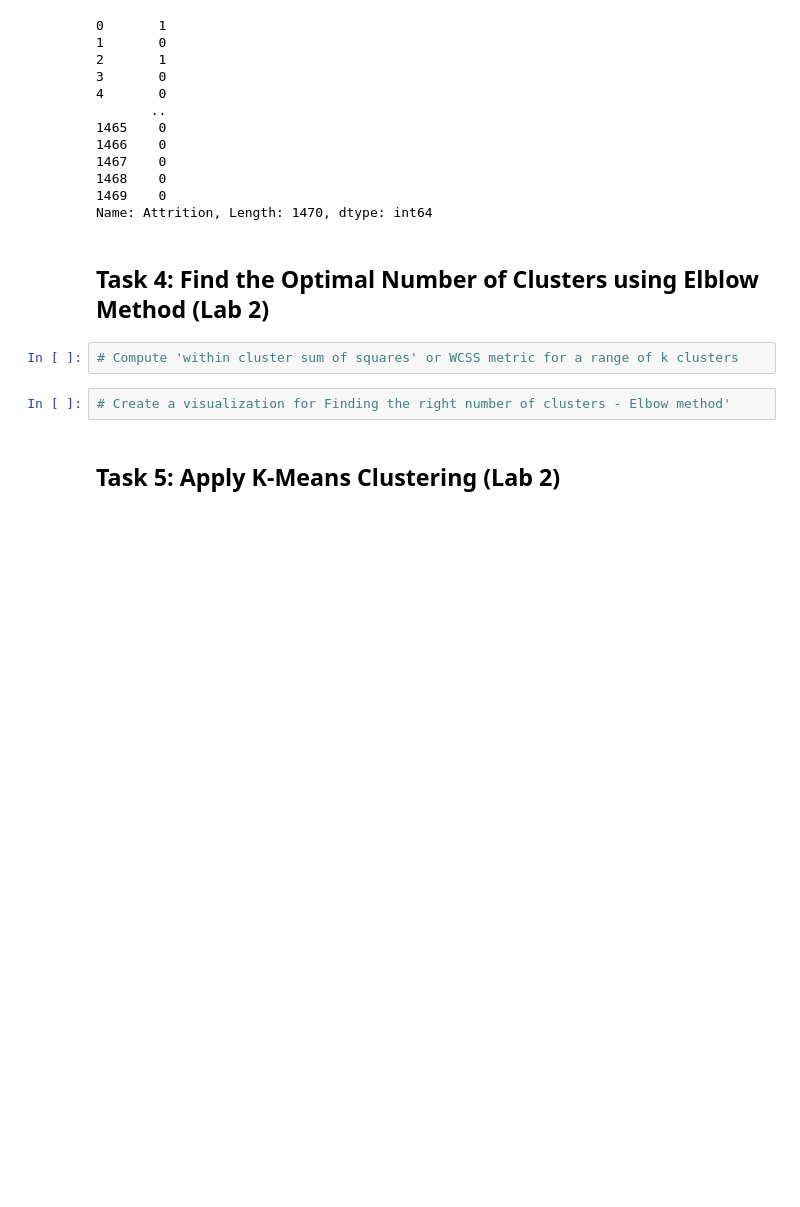
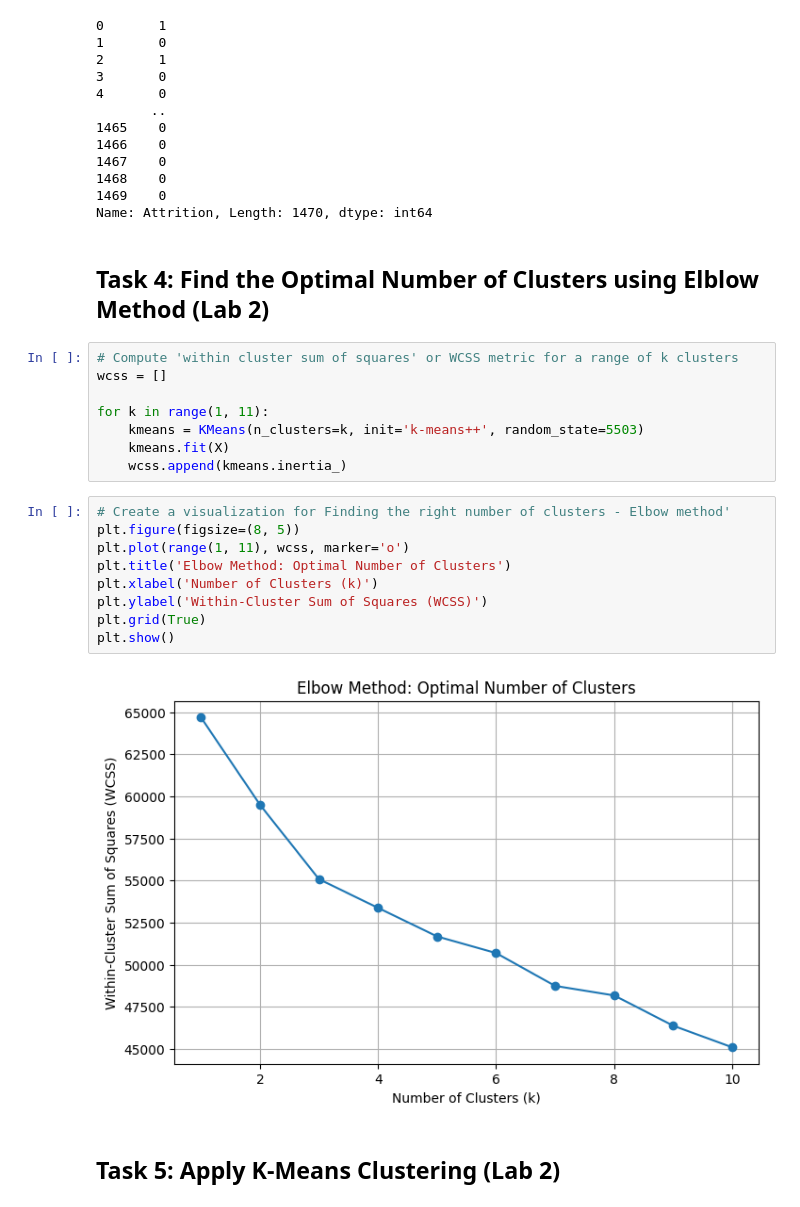
Before and after one commit to daniel-mehta/AI-for-Bus.-Decision-Making, a Jupyter notebook: Lab 2 & 3/Labs2_3CaseStudy.ipynb, the cells around one changed output. Drawn from its saved outputs; the diff is of its cells as text; blank space fills up the shorter version.

```diff
--- a/Lab 2 & 3/Labs2_3CaseStudy.ipynb
+++ b/Lab 2 & 3/Labs2_3CaseStudy.ipynb
@@ -227,8 +228,23 @@ Name: Attrition, Length: 1470, dtype: int64
 ## Task 4: Find the Optimal Number of Clusters using Elblow Method (Lab 2)
 # %%
 # Compute 'within cluster sum of squares' or WCSS metric for a range of k clusters
+wcss = []
+
+for k in range(1, 11):
+    kmeans = KMeans(n_clusters=k, init='k-means++', random_state=5503)
+    kmeans.fit(X)
+    wcss.append(kmeans.inertia_)
 # %%
 # Create a visualization for Finding the right number of clusters - Elbow method'
+plt.figure(figsize=(8, 5))
+plt.plot(range(1, 11), wcss, marker='o')
+plt.title('Elbow Method: Optimal Number of Clusters')
+plt.xlabel('Number of Clusters (k)')
+plt.ylabel('Within-Cluster Sum of Squares (WCSS)')
+plt.grid(True)
+plt.show()
+# %% [output]
+[figure, added]
 # %% [markdown]
 ## Task 5: Apply K-Means Clustering (Lab 2)
 # %%
```
Also changed, not shown: parts of 1 cell of this notebook.
